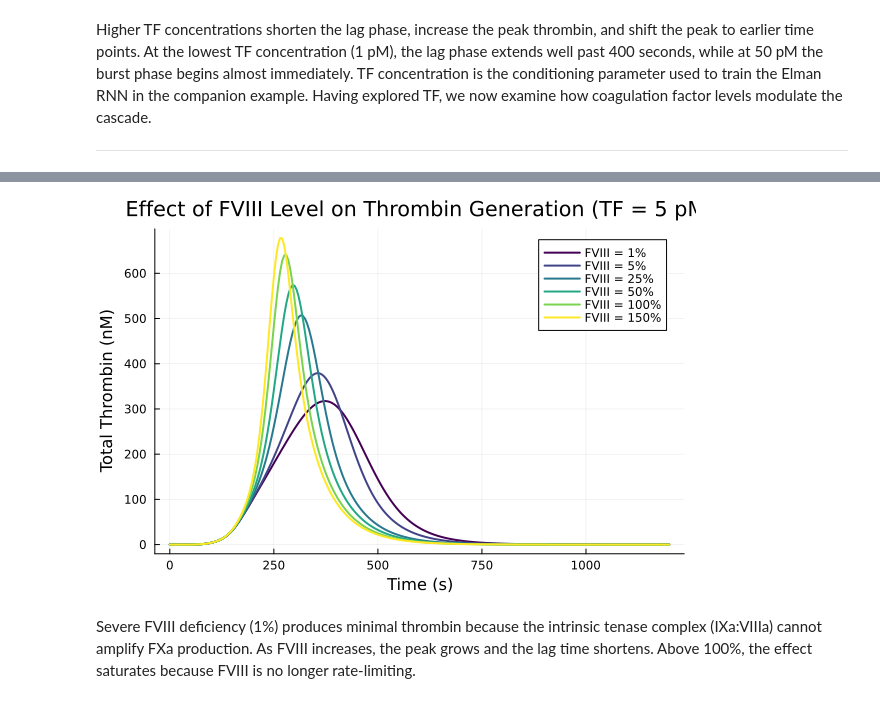
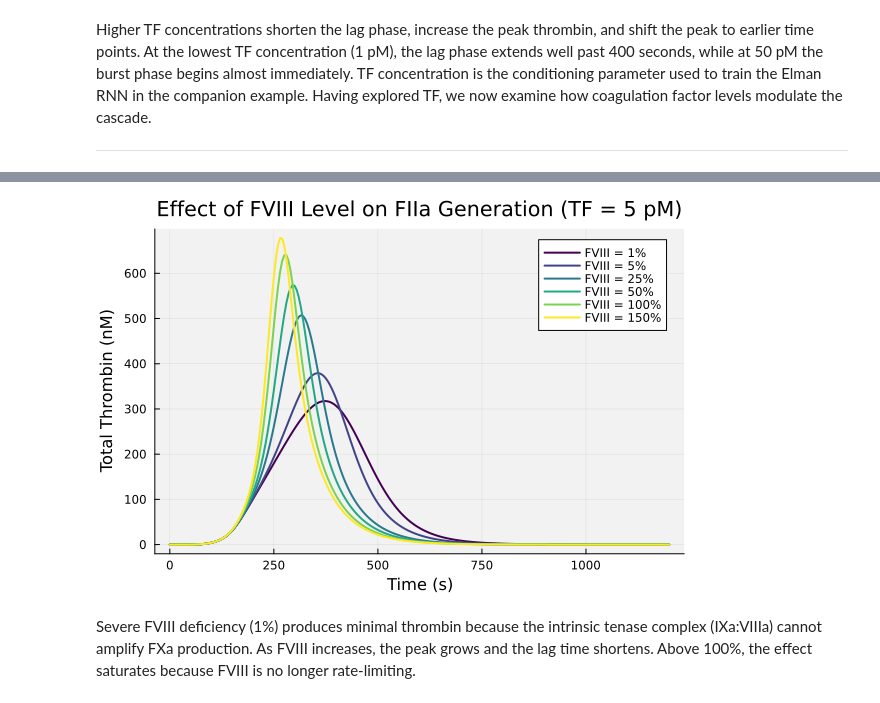
Before and after one commit to sp2229/CHEME-5820-Lectures-Spring-2026, a Jupyter notebook: lectures/week-12/L12a/CHEME-5820-L12a-Advanced-Coagulation-Simulation-Spring-2026.ipynb, the cells around one changed output, grey strips where cells are left out. Drawn from its saved outputs; the diff is of its cells as text; code cells hidden in the pictures.

```diff
--- a/lectures/week-12/L12a/CHEME-5820-L12a-Advanced-Coagulation-Simulation-Spring-2026.ipynb
+++ b/lectures/week-12/L12a/CHEME-5820-L12a-Advanced-Coagulation-Simulation-Spring-2026.ipynb
@@ -182,17 +187,18 @@ end;
 # %%
 let
     # plot thrombin curves colored by FVIII level -
     n_levels = length(fviii_levels);
     colors = palette(:viridis, n_levels);
     p = plot(xlabel="Time (s)", ylabel="Total Thrombin (nM)",
-        title="Effect of FVIII Level on Thrombin Generation (TF = 5 pM)", legend=:topright);
+        title="Effect of FVIII Level on FIIa Generation (TF = 5 pM)", legend=:topright,
+        background_color_inside=:gray95);
     for j in 1:n_levels
         plot!(p, t, thrombin_fviii[:, j],
             label="FVIII = $(round(Int, fviii_levels[j]))%", color=colors[j], lw=2);
     end
     p
 end
 # %% [output]
-[figure, old version]
+[figure, new version]
 # %% [markdown]
 Severe FVIII deficiency (1%) produces minimal thrombin because the intrinsic tenase complex (IXa:VIIIa) cannot amplify FXa production. As FVIII increases, the peak grows and the lag time shortens. Above 100%, the effect saturates because FVIII is no longer rate-limiting.
```
Also changed, not shown: parts of 17 cells of this notebook, 1 other file.
